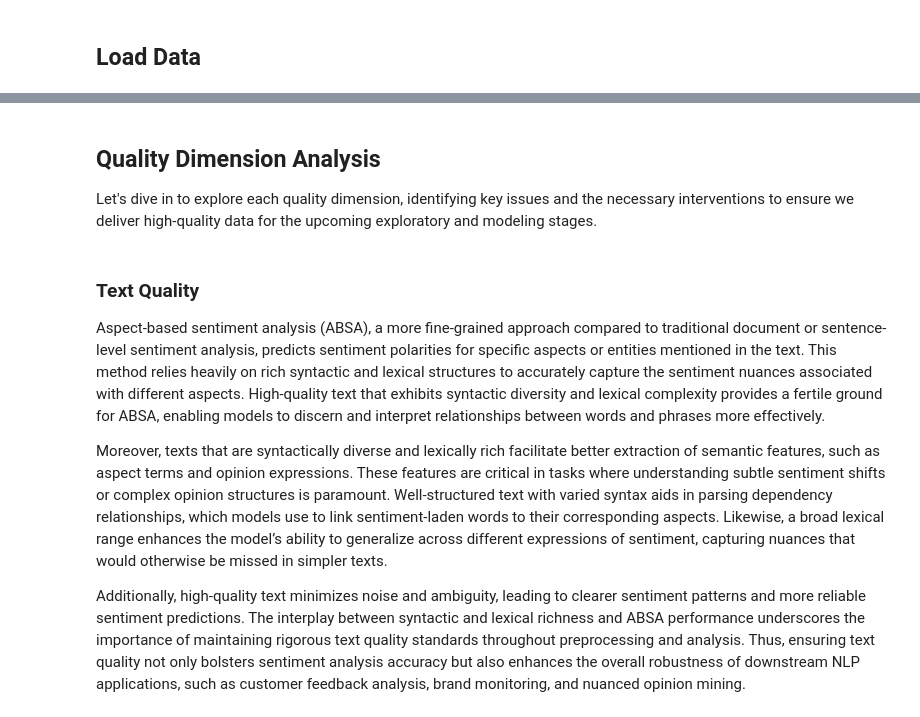
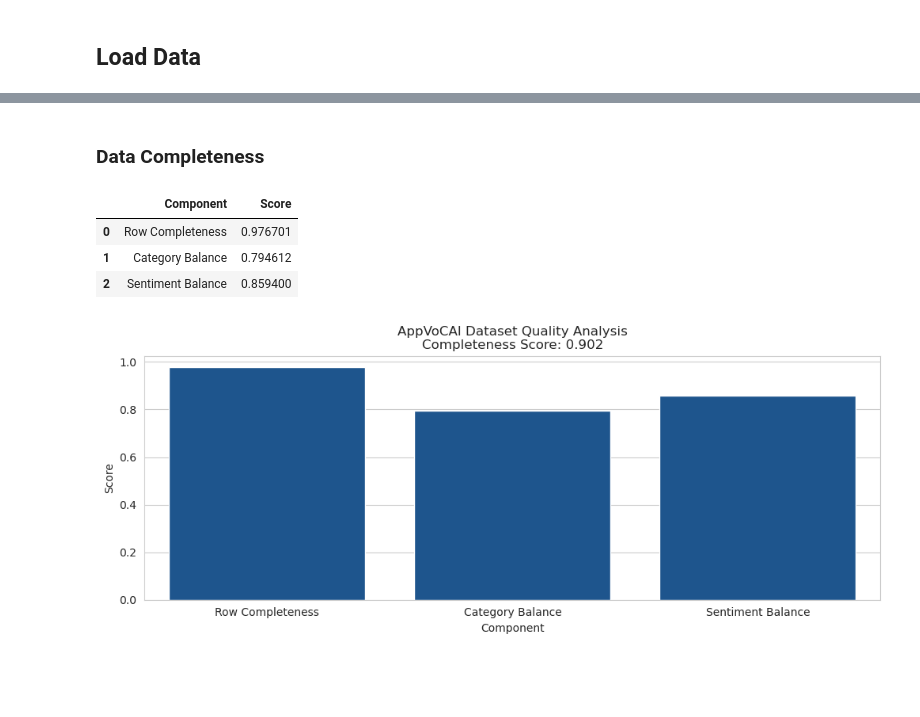
Before and after one commit to variancexplained/genai-lab-slm, a Jupyter notebook: notebooks/content/01_dataprep/05_dqa.ipynb, the cells around one changed output, grey strips where cells are left out. Drawn from its saved outputs; the diff is of its cells as text; code cells hidden in the pictures; blank space fills up the shorter version.

```diff
--- a/notebooks/content/01_dataprep/05_dqa.ipynb
+++ b/notebooks/content/01_dataprep/05_dqa.ipynb
@@ -110,2 +196,2 @@ df = repo.get(asset_id=asset_id, distributed=False, nlp=False).content
 # %%
-dqa = DQA()
+dqa = DQA(df=df)
@@ -137,12 +219,10 @@ Completeness, Validity, and Uniqueness exhibit strong performance, yet the focus
-# %% [markdown]
-## Quality Dimension Analysis
-Let's dive in to explore each quality dimension, identifying key issues and the necessary interventions to ensure we deliver high-quality data for the upcoming exploratory and modeling stages.
-# %% [markdown]
-### Text Quality
-Aspect-based sentiment analysis (ABSA), a more fine-grained approach compared to traditional document or sentence-level sentiment analysis, predicts sentiment polarities for specific aspects or entities mentioned in the text. This method relies heavily on rich syntactic and lexical structures to accurately capture the sentiment nuances associated with different aspects. High-quality text that exhibits syntactic diversity and lexical complexity provides a fertile ground for ABSA, enabling models to discern and interpret relationships between words and phrases more effectively.
-
-Moreover, texts that are syntactically diverse and lexically rich facilitate better extraction of semantic features, such as aspect terms and opinion expressions. These features are critical in tasks where understanding subtle sentiment shifts or complex opinion structures is paramount. Well-structured text with varied syntax aids in parsing dependency relationships, which models use to link sentiment-laden words to their corresponding aspects. Likewise, a broad lexical range enhances the model’s ability to generalize across different expressions of sentiment, capturing nuances that would otherwise be missed in simpler texts.
-
-Additionally, high-quality text minimizes noise and ambiguity, leading to clearer sentiment patterns and more reliable sentiment predictions. The interplay between syntactic and lexical richness and ABSA performance underscores the importance of maintaining rigorous text quality standards throughout preprocessing and analysis. Thus, ensuring text quality not only bolsters sentiment analysis accuracy but also enhances the overall robustness of downstream NLP applications, such as customer feedback analysis, brand monitoring, and nuanced opinion mining.
+# %% [markdown]
+### Data Completeness
 # %%
-dqa.plot_text_quality()
+dqa.analyze_completeness()
+# %% [output]
+|  | Component | Score |
+| 0 | Row Completeness | 0.976701 |
+| 1 | Category Balance | 0.794612 |
+| 2 | Sentiment Balance | 0.859400 |
+[figure, added]
```
Also changed, not shown: parts of 38 cells of this notebook, 12 other files.
